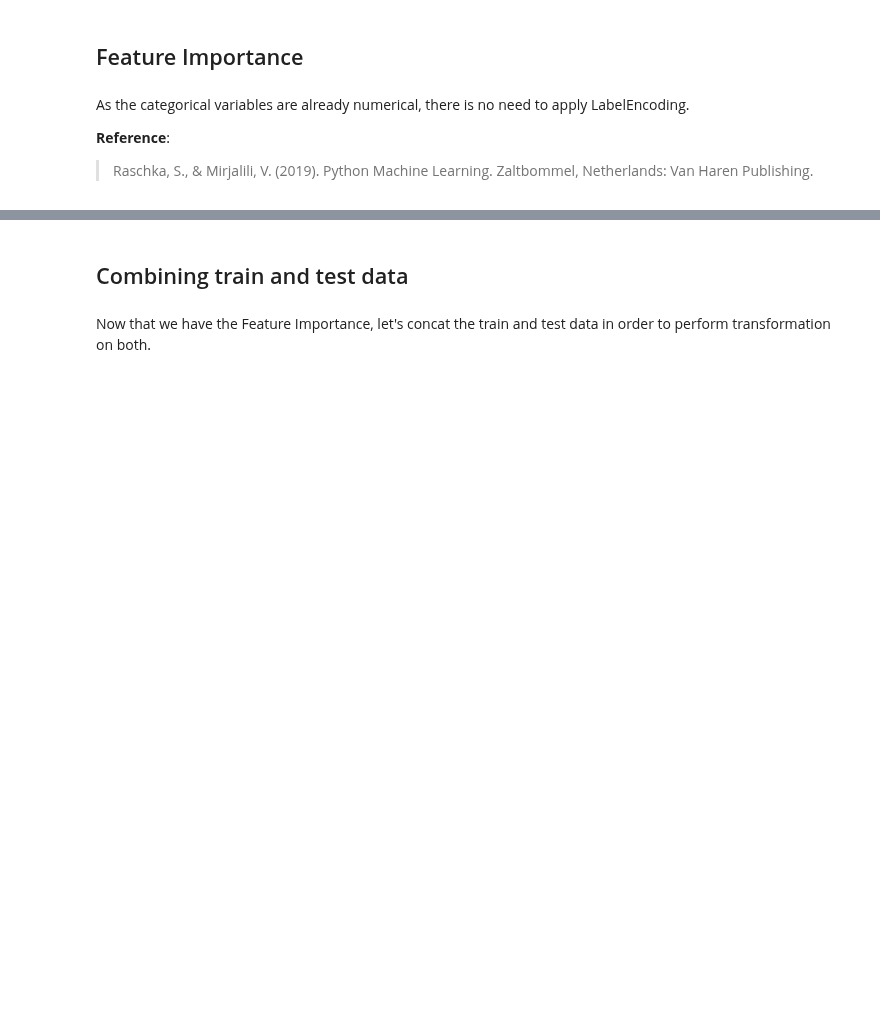
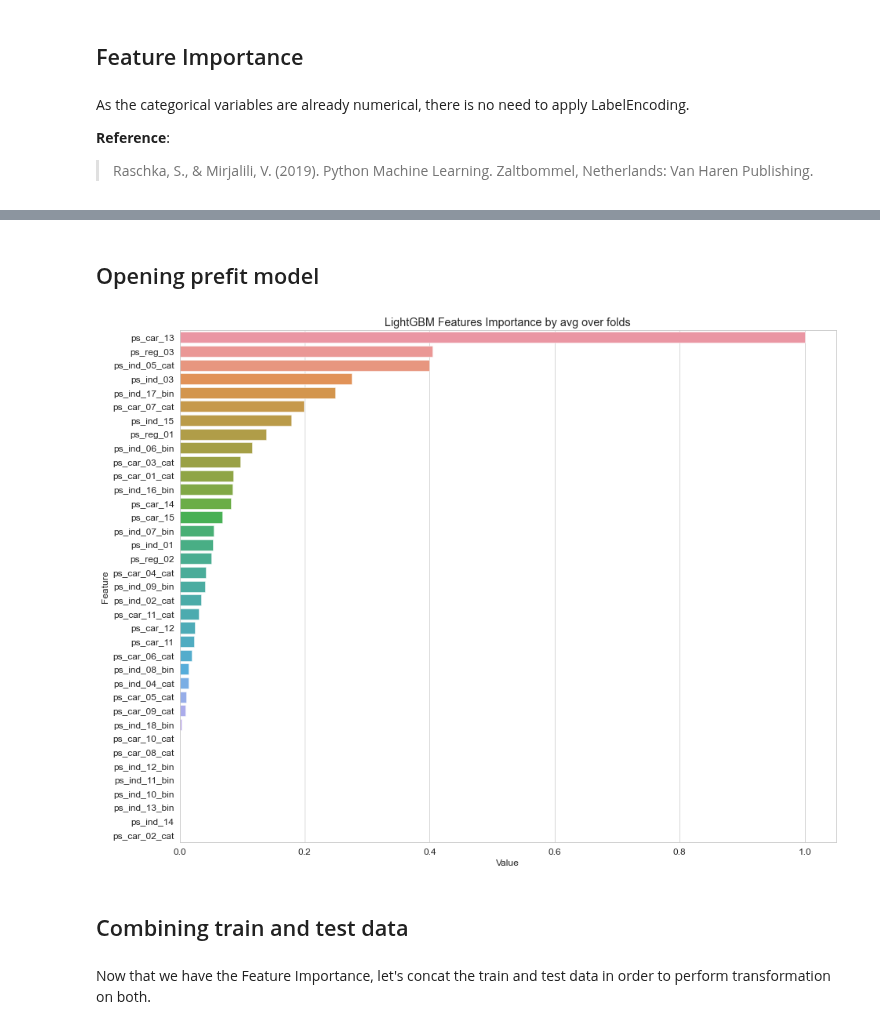
Before and after one commit to pessini/insurance-claim-prediction, a Jupyter notebook: safe-driver-prediction.ipynb, the cells around one changed output, grey strips where cells are left out. Cells and saved outputs as stored; diff of their text form; code cells hidden in the pictures; blank space fills up the shorter version.

Commit message:
Model 1 and Tuned

```diff
--- a/safe-driver-prediction.ipynb
+++ b/safe-driver-prediction.ipynb
@@ -380,0 +401,19 @@ plt.show()
+# %%
+y = training_data.target
+X = training_data.drop(['target'], inplace=False, axis=1)
+
+X, X_test, y, y_test = train_test_split(X, y, test_size = 0.2)
+# %%
+kf = StratifiedKFold(n_splits=5, shuffle=True, random_state=2021)
+predicts = []
+
+for train_index, test_index in kf.split(X, y):
+    print('-'*40)
+    X_train, X_val = X.iloc[train_index], X.iloc[test_index]
+    y_train, y_val = y.iloc[train_index], y.iloc[test_index]
+    features_classifier.fit(X_train, y_train, eval_set=[(X_val, y_val)], verbose=250, early_stopping_rounds=50)
+    #predicts.append(features_classifier.predict(X_test))
+
+# saving the model
+joblib_file = "./files/LightGBM_feature_importances.pkl"
+joblib.dump(features_classifier, joblib_file)
@@ -381,3 +437,28 @@ plt.show()
+# %% [markdown]
+## Opening prefit model
+# %%
+try:
+    with open("./files/LightGBM_feature_importances.pkl") as f:
+        features_classifier = joblib.load(f.name)
+except IOError:
+    print("File not accessible")
+# %%
+#Plotting features importance
+
+feature_imp = pd.DataFrame(sorted(zip(features_classifier.feature_importances_,X.columns)), columns=['Value','Feature'])
+scaler_ft = MinMaxScaler()
+feature_imp['Value'] = scaler_ft.fit_transform(feature_imp['Value'].values.reshape(-1,1))
+
+fig = plt.figure(figsize=(15, 12))
+sns.barplot(x="Value", y="Feature", data=feature_imp.sort_values(by="Value", ascending=False))
+plt.title('LightGBM Features Importance by avg over folds')
+plt.savefig('./plots/lgbm_importances.png', dpi=fig.dpi)
+locs, labels = plt.xticks()
+plt.tick_params(axis='both', which='major', labelsize=12)
+
+plt.show()
+# %% [output]
+[figure, added]
 # %% [markdown]
 ## Combining train and test data
 # %% [markdown]
```
Also changed, not shown: parts of 56 cells of this notebook, 20 other files.
